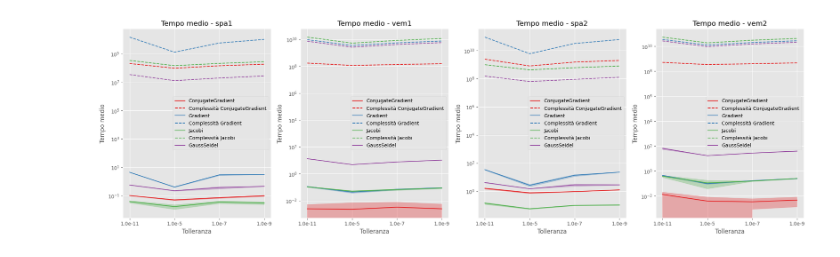
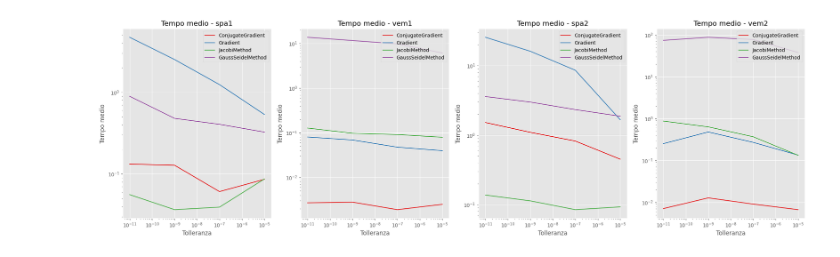
Before and after one commit to TommasoFerrario18/Methods-of-Scientific-Computing, a Jupyter notebook: src/tmp.ipynb, the cells around one changed output. Drawn from its saved outputs; the diff is of its cells as text; code cells hidden in the pictures.

Commit message:
Graph

```diff
--- a/src/tmp.ipynb
+++ b/src/tmp.ipynb
@@ -4,7 +4,7 @@ import json
 
 
 def read_data():
-    with open("./../results/results.json") as f:
+    with open("./../results/results_2.json") as f:
         data = json.load(f)
 
     return data
@@ -70,6 +70,8 @@ def aggiungi_linea_complessita(ax, x, y, label):
 for idx, matrice in enumerate(matrici):
     # Filtra i dati per la matrice corrente
     df_matrice = df[df["matrice"] == matrice]
+    df_matrice = df_matrice.astype({"tolleranza": float, "times": float, "memory": float, "errors": float})
+    df_matrice = df_matrice.sort_values(by="tolleranza", axis=0, ascending=True)
 
     # Primo grafico: Andamento del tempo medio al variare della tolleranza
     sns.lineplot(
@@ -90,6 +92,7 @@ for idx, matrice in enumerate(matrici):
     axes[0, idx].set_xlabel("Tolleranza")
     axes[0, idx].set_ylabel("Tempo medio")
     axes[0, idx].set_yscale("log")  # Imposta scala logaritmica sull'asse y
+    axes[0, idx].set_xscale("log")  # Imposta scala logaritmica sull'asse x
 
     # Aggiungi linea tratteggiata per ogni metodo
     # for metodo in df_matrice['metodo'].unique():
@@ -113,6 +116,7 @@ for idx, matrice in enumerate(matrici):
     axes[1, idx].set_xlabel("Tolleranza")
     axes[1, idx].set_ylabel("Memoria utilizzata")
     axes[1, idx].set_yscale("log")  # Imposta scala logaritmica sull'asse y
+    axes[1, idx].set_xscale("log")  # Imposta scala logaritmica sull'asse x
 
     # Terzo grafico: Andamento dell'errore al variare della tolleranza
     sns.lineplot(
@@ -127,6 +131,7 @@ for idx, matrice in enumerate(matrici):
     axes[2, idx].set_xlabel("Tolleranza")
     axes[2, idx].set_ylabel("Errore")
     axes[2, idx].set_yscale("log")  # Imposta scala logaritmica sull'asse y
+    axes[2, idx].set_xscale("log")  # Imposta scala logaritmica sull'asse x
 
 # Migliora la disposizione dei grafici e aggiungi legende
 plt.tight_layout()
@@ -137,7 +142,7 @@ plt.show()
 # %%
 df = df.astype({'std_memory': 'float64', 'errors': 'float64', 'iterations': 'int64',
            'std_time': 'float64', 'std_errors': 'float64', 'memory': 'float64',
-           'times': 'float64', 'std_iterations': 'float64'})
+           'times': 'float64', 'std_iterations': 'float64', 'tolleranza': 'float64'})
 # %%
 def theoretical_complexity(method, matrix_size, iterations):
     if method == "ConjugateGradient":
@@ -154,51 +196,51 @@ matrix_sizes = {"spa1": 1000, "vem1": 1681, "spa2": 3000, "vem2": 2601}
 # %%
-def aggiungi_linea_complessita(ax, x, y, label, color):
-    ax.plot(x, y, linestyle="--", label=label, color=color)
-
-
-colors = list(sns.color_palette("Set1", n_colors=8))
-
-
-matrici = df["matrice"].unique()
-
 fig, axes = plt.subplots(nrows=1, ncols=len(matrici), figsize=(25, 7))
 
 # Itera attraverso ogni matrice
 for idx, matrice in enumerate(matrici):
     # Filtra i dati per la matrice corrente
     df_matrice = df[df["matrice"] == matrice]
     df_matrice = df_matrice.sort_values(by="tolleranza")
 
     for col, metodo in enumerate(df_matrice["metodo"].unique()):
         df_metodo = df_matrice[df_matrice["metodo"] == metodo]
+        df_metodo = df_metodo.sort_values(by=["tolleranza"], axis=0, ascending=False)
         sns.lineplot(
             ax=axes[idx],
             data=df_metodo,
             x="tolleranza",
             y="times",
             label=metodo,
             color=colors[col],
         )
-        axes[idx].fill_between(
-            df_metodo["tolleranza"],
-            df_metodo["times"] - df_metodo["std_time"],
-            df_metodo["times"] + df_metodo["std_time"],
-            alpha=0.3,
-            color=colors[col],
-        )
-        aggiungi_linea_complessita(
-            ax=axes[idx],
-            x=df_metodo["tolleranza"],
-            y=theoretical_complexity(
-                metodo, matrix_sizes[matrice], df_metodo["iterations"]
-            ),
-            label=f"Complessità {metodo}",
-            color=colors[col],
-        )
+        # axes[idx].fill_between(
+        #     df_metodo["tolleranza"],
+        #     df_metodo["times"] - df_metodo["std_time"],
+        #     df_metodo["times"] + df_metodo["std_time"],
+        #     alpha=0.3,
+        #     color=colors[col],
+        # )
+        # axes[idx].errorbar(
+        #     df_metodo["tolleranza"],
+        #     df_metodo["times"],
+        #     yerr=df_metodo["std_time"],
+        #     fmt="o",
+        #     color=colors[col],
+        # )
+        # aggiungi_linea_complessita(
+        #     ax=axes[idx],
+        #     x=df_metodo["tolleranza"],
+        #     y=theoretical_complexity(
+        #         metodo, matrix_sizes[matrice], df_metodo["iterations"]
+        #     ),
+        #     label=f"Complessità {metodo}",
+        #     color=colors[col],
+        # )
 
     axes[idx].set_title(f"Tempo medio - {matrice}")
     axes[idx].set_xlabel("Tolleranza")
     axes[idx].set_ylabel("Tempo medio")
     axes[idx].set_yscale("log")
+    axes[idx].set_xscale("log")
 # %% [output]
-[figure, old version]
+[figure, new version]
```
Also changed, not shown: parts of 5 cells of this notebook, 3 other files.
